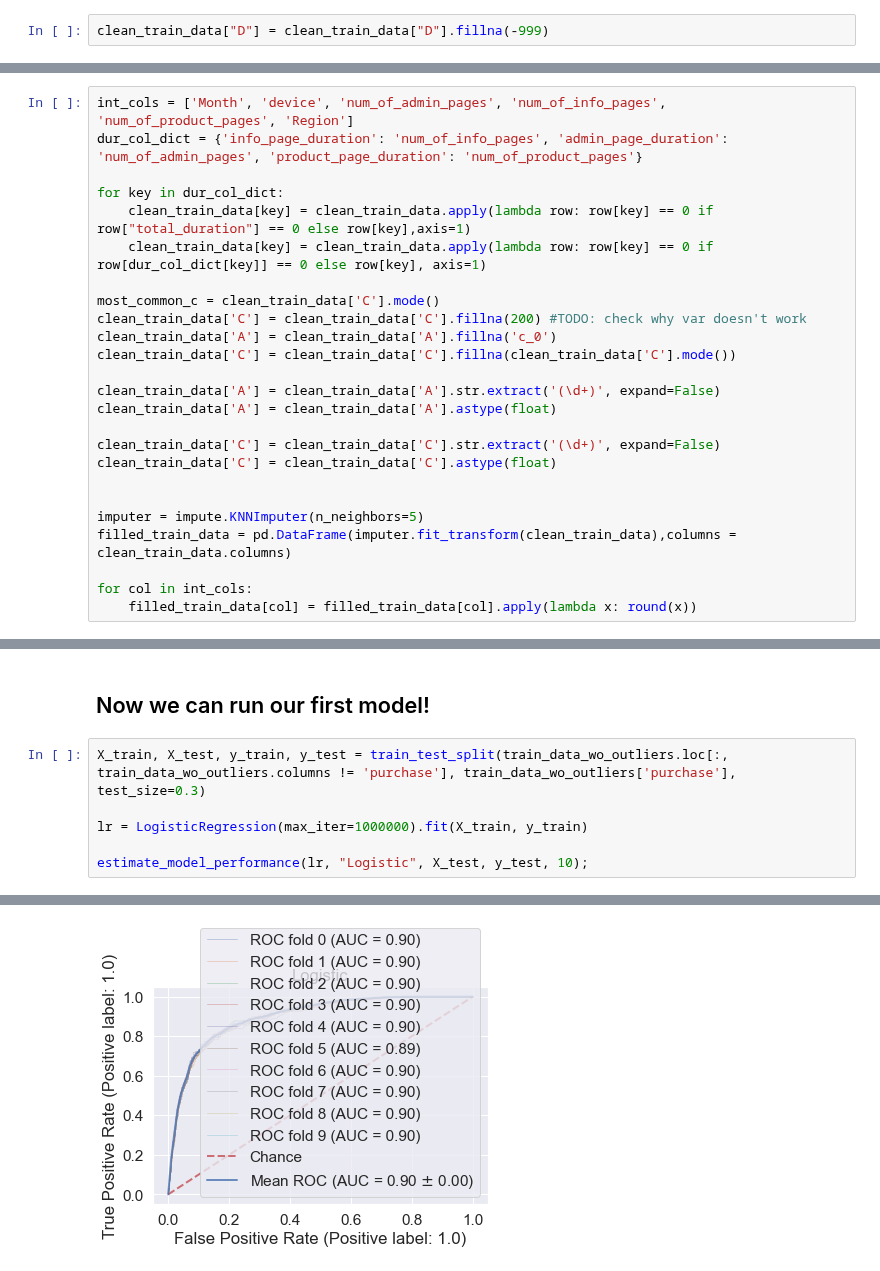
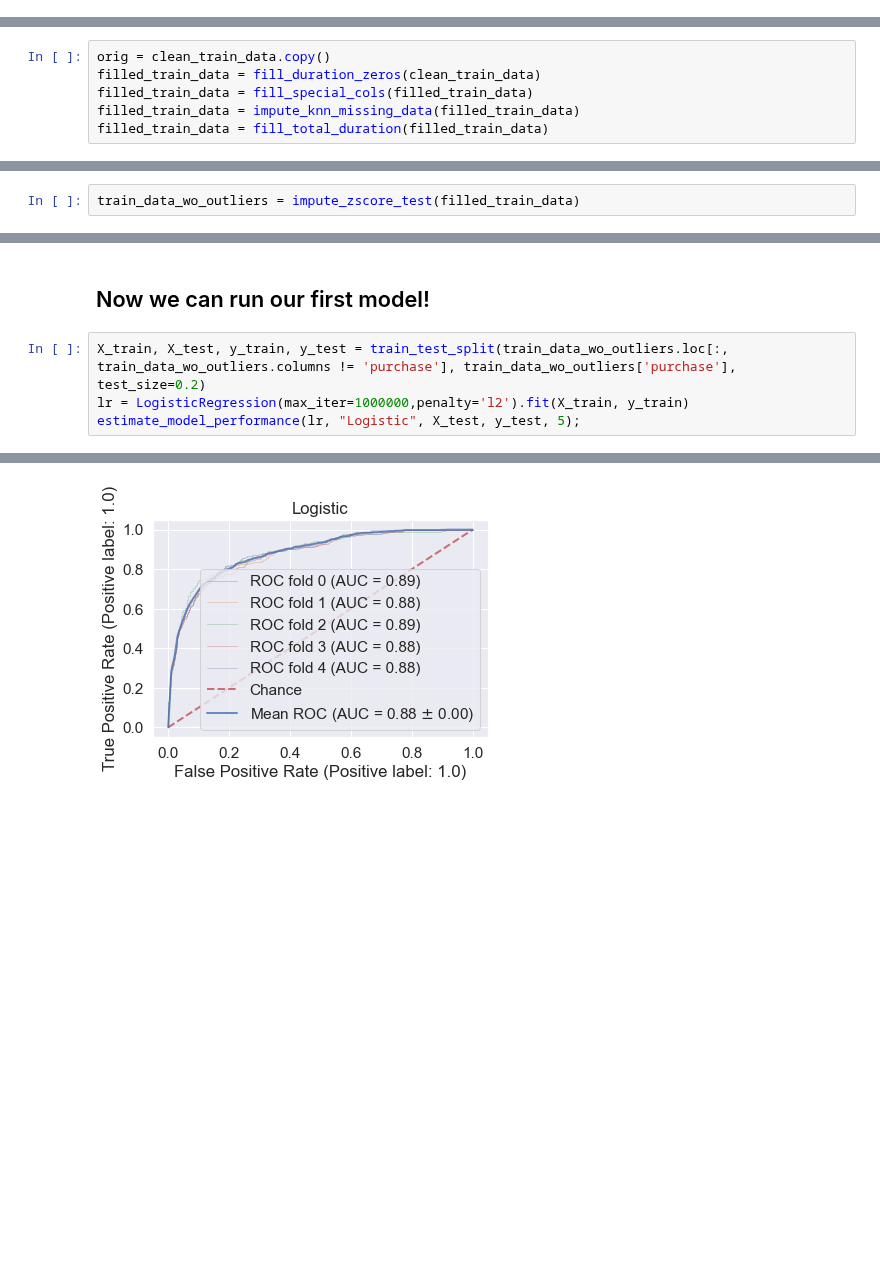
Before and after one commit to mikisegall/ml_final_project, a Jupyter notebook: avi_test.ipynb, the cells around one changed output, grey strips where cells are left out. Cells and saved outputs as stored; diff of their text form; blank space fills up the shorter version.

Commit message:
played with models

```diff
--- a/avi_test.ipynb
+++ b/avi_test.ipynb
@@ -165,8 +166,6 @@ clean_train_data[clean_train_data["D"].isna()].hist(layout = (5,5), figsize=(15,
 # %% [markdown]
 As there not seems to be much change in the data between empty and non empty "D" values, and we saw that the range for the "D" values are -1.23 to 7.61, we will fill it for now with -999.
 Because we don't know what column D really stands for, and almost all of the values are empty, we prefer not to try to predict their values.
-# %%
-clean_train_data["D"] = clean_train_data["D"].fillna(-999)
 # %% [markdown]
 Let's move to total_duration:
 # %%
@@ -224,25 +222,0 @@ In addition, we will fill NaN values for user_type as Others, since we can't ass
-# %%
-int_cols = ['Month', 'device', 'num_of_admin_pages', 'num_of_info_pages', 'num_of_product_pages', 'Region']
-dur_col_dict = {'info_page_duration': 'num_of_info_pages', 'admin_page_duration': 'num_of_admin_pages', 'product_page_duration': 'num_of_product_pages'}
-
-for key in dur_col_dict:
-    clean_train_data[key] = clean_train_data.apply(lambda row: row[key] == 0 if row["total_duration"] == 0 else row[key],axis=1)
-    clean_train_data[key] = clean_train_data.apply(lambda row: row[key] == 0 if row[dur_col_dict[key]] == 0 else row[key], axis=1)
-
-most_common_c = clean_train_data['C'].mode()
-clean_train_data['C'] = clean_train_data['C'].fillna(200) #TODO: check why var doesn't work
-clean_train_data['A'] = clean_train_data['A'].fillna('c_0')
-clean_train_data['C'] = clean_train_data['C'].fillna(clean_train_data['C'].mode())
-
-clean_train_data['A'] = clean_train_data['A'].str.extract('(\d+)', expand=False)
-clean_train_data['A'] = clean_train_data['A'].astype(float)
-
-clean_train_data['C'] = clean_train_data['C'].str.extract('(\d+)', expand=False)
-clean_train_data['C'] = clean_train_data['C'].astype(float)
-
-
-imputer = impute.KNNImputer(n_neighbors=5)
-filled_train_data = pd.DataFrame(imputer.fit_transform(clean_train_data),columns = clean_train_data.columns)
-
-for col in int_cols:
-    filled_train_data[col] = filled_train_data[col].apply(lambda x: round(x))
@@ -263,3 +223,9 @@ filled_train_data.head()
+# %%
+orig = clean_train_data.copy()
+filled_train_data = fill_duration_zeros(clean_train_data)
+filled_train_data = fill_special_cols(filled_train_data)
+filled_train_data = impute_knn_missing_data(filled_train_data)
+filled_train_data = fill_total_duration(filled_train_data)
 # %% [markdown]
 Finally, let's see that filled in all the NaN values and make sure that it didn't mess our data completely.
 # %%
@@ -403,0 +307,2 @@ train_data.plot(kind="box", subplots=True,layout = (5,5), figsize=(15,15));
+# %%
+train_data_wo_outliers = impute_zscore_test(filled_train_data)
@@ -406,9 +315,7 @@ As it appears, the data distribution pretty much remained the same, so we are go
 # %% [markdown]
 ## Now we can run our first model!
 # %%
-X_train, X_test, y_train, y_test = train_test_split(train_data_wo_outliers.loc[:, train_data_wo_outliers.columns != 'purchase'], train_data_wo_outliers['purchase'], test_size=0.3)
-
-lr = LogisticRegression(max_iter=1000000).fit(X_train, y_train)
-
-estimate_model_performance(lr, "Logistic", X_test, y_test, 10);
+X_train, X_test, y_train, y_test = train_test_split(train_data_wo_outliers.loc[:, train_data_wo_outliers.columns != 'purchase'], train_data_wo_outliers['purchase'], test_size=0.2)
+lr = LogisticRegression(max_iter=1000000,penalty='l2').fit(X_train, y_train)
+estimate_model_performance(lr, "Logistic", X_test, y_test, 5);
 # %% [output]
@@ -419 +326 @@ MSE: 0.10796812749003984
-[figure, old version]
+[figure, new version]
```
Also changed, not shown: parts of 28 cells of this notebook.
